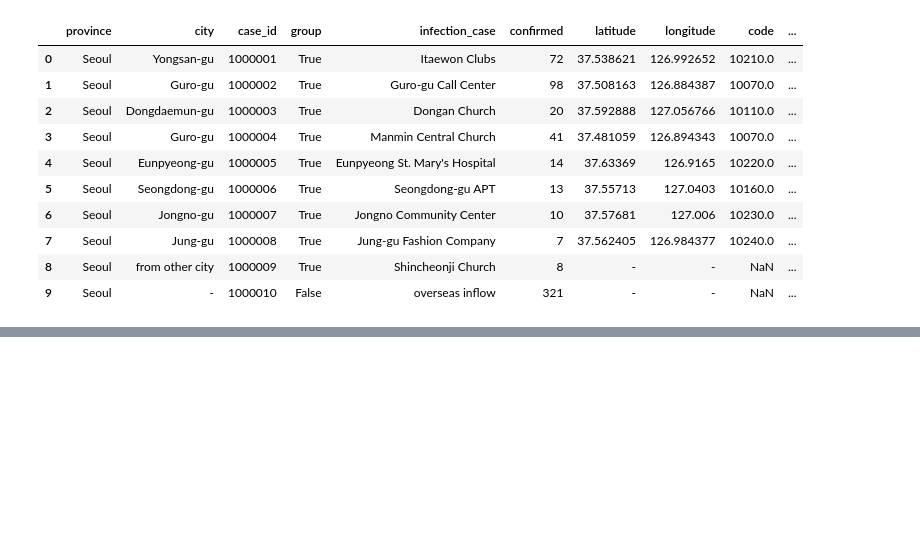
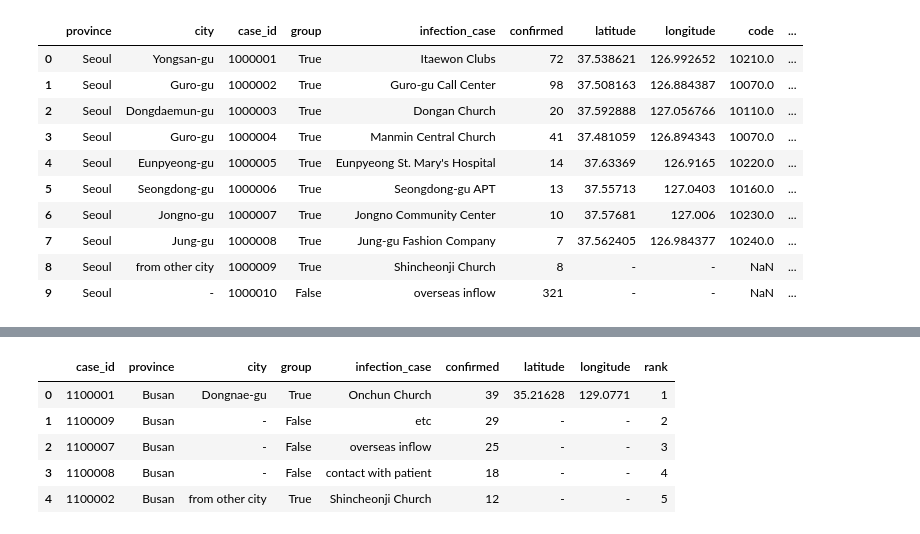
Before and after one commit to KulyashDahiya/DataEngineering, a Jupyter notebook: PysparkLearning/Basics/2_Dataframe.ipynb, the cells around one changed output, grey strips where cells are left out. Cells and saved outputs as stored; diff of their text form; code cells hidden in the pictures; blank space fills up the shorter version.

```diff
--- a/PysparkLearning/Basics/2_Dataframe.ipynb
+++ b/PysparkLearning/Basics/2_Dataframe.ipynb
@@ -185,3 +215,9 @@ cases.limit(10).toPandas()
 | 7 | Seoul | Jung-gu | 1000008 | True | Jung-gu Fashion Company | 7 | 37.562405 | 126.984377 | 10240.0 | ... |
 | 8 | Seoul | from other city | 1000009 | True | Shincheonji Church | 8 | - | - | NaN | ... |
 | 9 | Seoul | - | 1000010 | False | overseas inflow | 321 | - | - | NaN | ... |
+# %%
+# Broadcast Joins
+from pyspark.sql.functions import broadcast
+
+cases = cases.join(broadcast(regions), ['province','city'],how='left')
+cases.limit(10).toPandas()
@@ -187,0 +265,13 @@ cases.limit(10).toPandas()
+# %%
+# Window Function
+from pyspark.sql.window import Window
+
+windowSpec = Window().partitionBy(['province']).orderBy(F.desc('confirmed'))
+cases.withColumn("rank",F.rank().over(windowSpec)).limit(5).toPandas()
+# %% [output]
+|  | case_id | province | city | group | infection_case | confirmed | latitude | longitude | rank |
+| 0 | 1100001 | Busan | Dongnae-gu | True | Onchun Church | 39 | 35.21628 | 129.0771 | 1 |
+| 1 | 1100009 | Busan | - | False | etc | 29 | - | - | 2 |
+| 2 | 1100007 | Busan | - | False | overseas inflow | 25 | - | - | 3 |
+| 3 | 1100008 | Busan | - | False | contact with patient | 18 | - | - | 4 |
+| 4 | 1100002 | Busan | from other city | True | Shincheonji Church | 12 | - | - | 5 |
```
Also changed, not shown: parts of 7 cells of this notebook, 4 other files.
